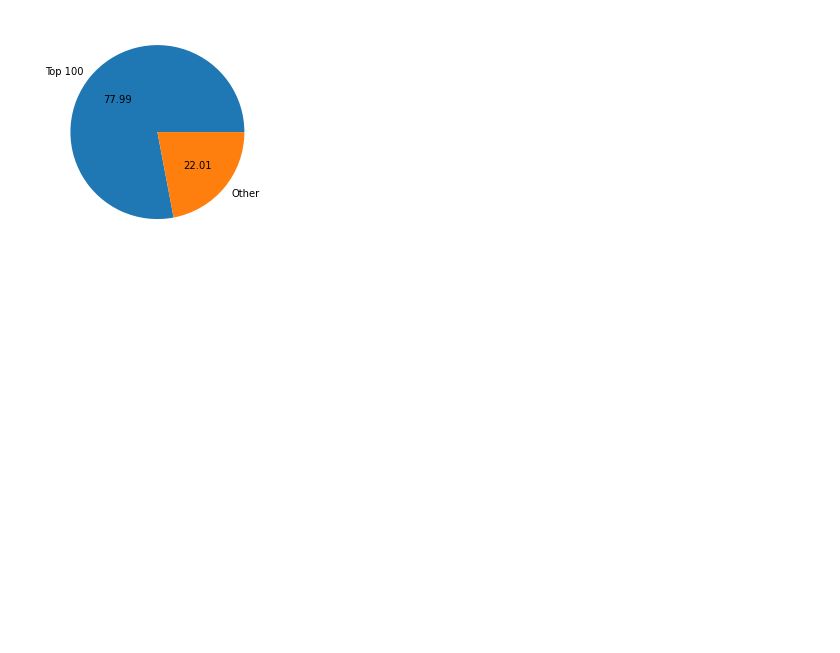
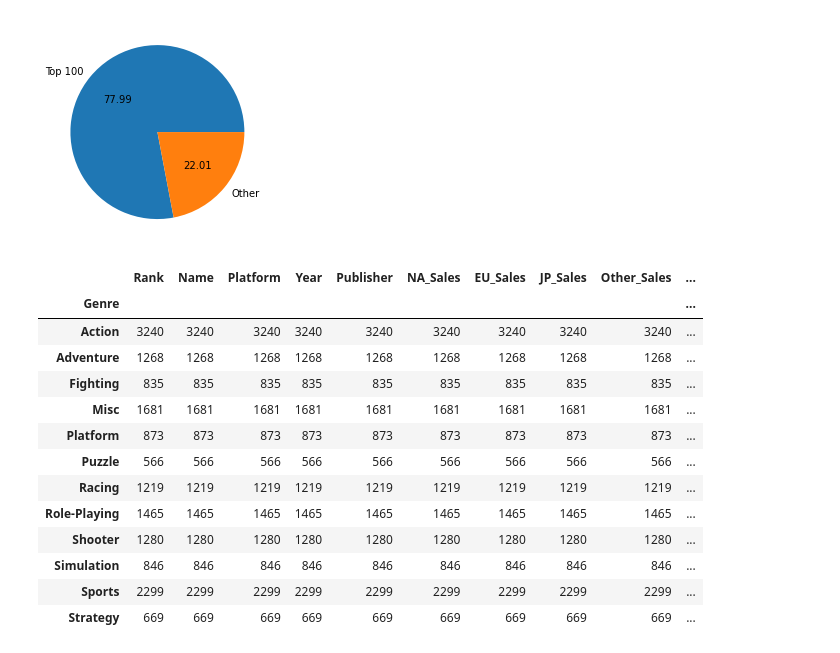
Before and after one commit to kks4536/Project1, a Jupyter notebook: AI_16_김경수_section1 (1).ipynb, the cells around one changed output. Cells and saved outputs as stored; diff of their text form; code cells hidden in the pictures; blank space fills up the shorter version.

```diff
--- a/AI_16_김경수_section1 (1).ipynb
+++ b/AI_16_김경수_section1 (1).ipynb
@@ -487,3 +487,21 @@ labels = 'Top 100', 'Other'
 plt.pie(Sales_100_other, labels = labels, autopct = '%.2f');
 # %% [output]
 [figure]
+# %%
+df_genre_count = data.groupby('Genre').count()
+df_genre_count
+# %% [output]
+|  | Rank | Name | Platform | Year | Publisher | NA_Sales | EU_Sales | JP_Sales | Other_Sales | ... |
+| Genre |  |  |  |  |  |  |  |  |  | ... |
+| Action | 3240 | 3240 | 3240 | 3240 | 3240 | 3240 | 3240 | 3240 | 3240 | ... |
+| Adventure | 1268 | 1268 | 1268 | 1268 | 1268 | 1268 | 1268 | 1268 | 1268 | ... |
+| Fighting | 835 | 835 | 835 | 835 | 835 | 835 | 835 | 835 | 835 | ... |
+| Misc | 1681 | 1681 | 1681 | 1681 | 1681 | 1681 | 1681 | 1681 | 1681 | ... |
+| Platform | 873 | 873 | 873 | 873 | 873 | 873 | 873 | 873 | 873 | ... |
+| Puzzle | 566 | 566 | 566 | 566 | 566 | 566 | 566 | 566 | 566 | ... |
+| Racing | 1219 | 1219 | 1219 | 1219 | 1219 | 1219 | 1219 | 1219 | 1219 | ... |
+| Role-Playing | 1465 | 1465 | 1465 | 1465 | 1465 | 1465 | 1465 | 1465 | 1465 | ... |
+| Shooter | 1280 | 1280 | 1280 | 1280 | 1280 | 1280 | 1280 | 1280 | 1280 | ... |
+| Simulation | 846 | 846 | 846 | 846 | 846 | 846 | 846 | 846 | 846 | ... |
+| Sports | 2299 | 2299 | 2299 | 2299 | 2299 | 2299 | 2299 | 2299 | 2299 | ... |
+| Strategy | 669 | 669 | 669 | 669 | 669 | 669 | 669 | 669 | 669 | ... |
```
Also changed, not shown: parts of 8 cells of this notebook.
